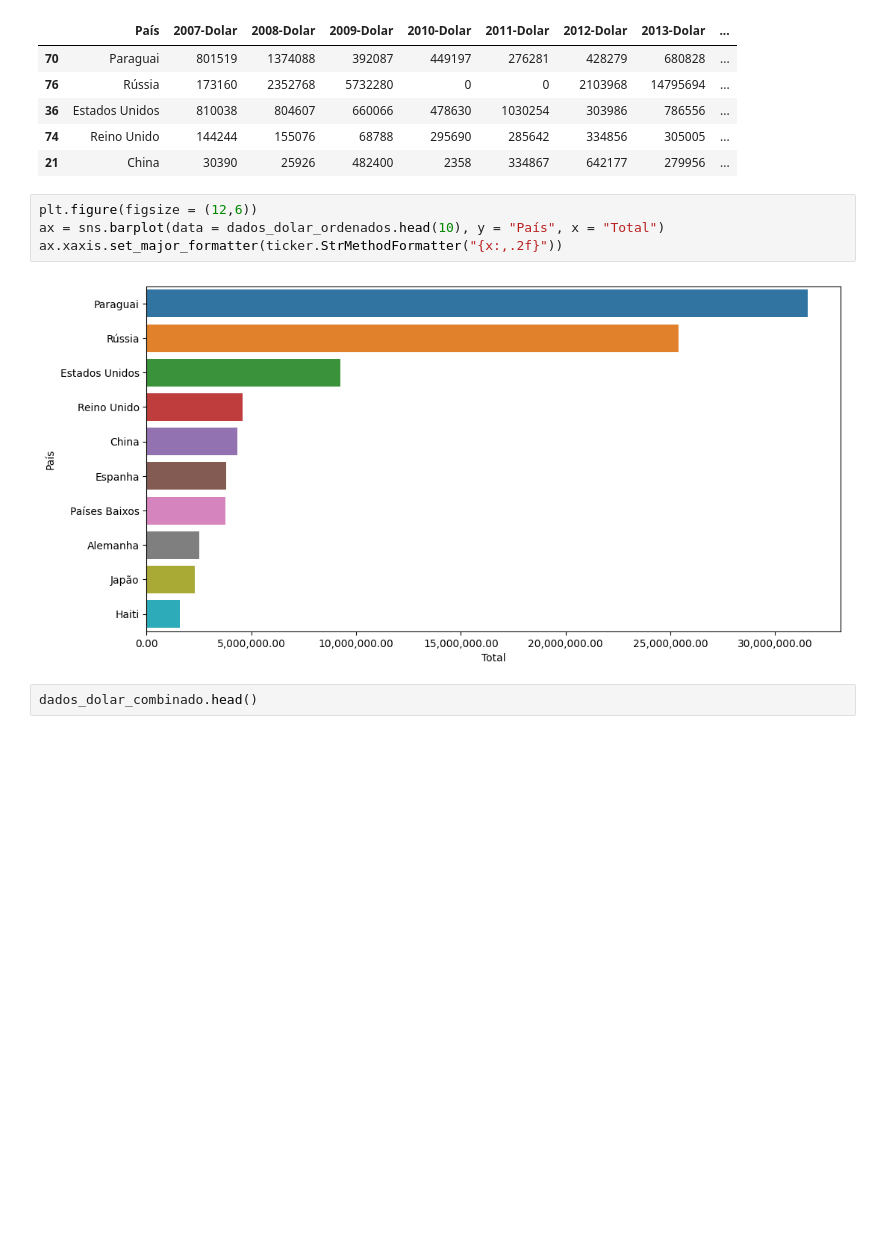
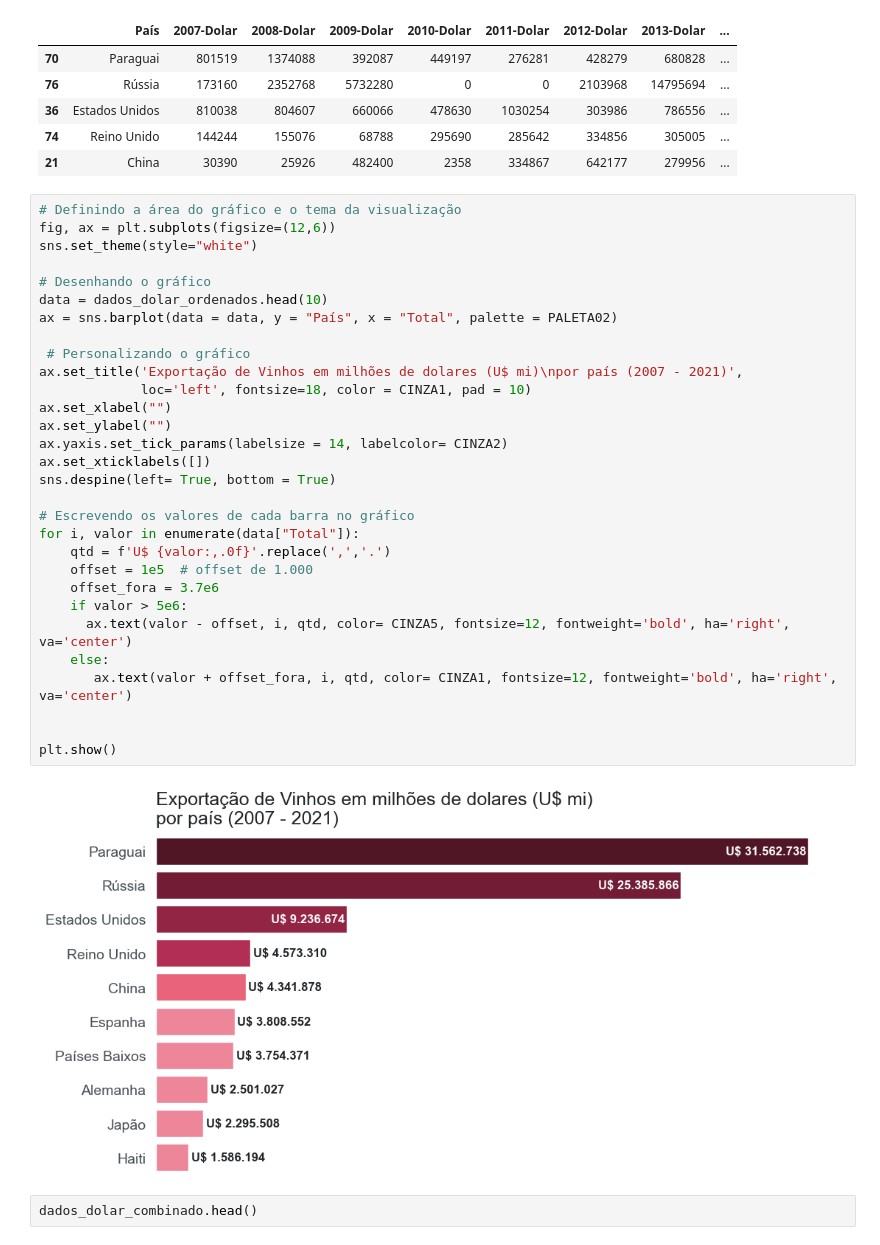
Before and after one commit to afonsosr2/techchallenge-grupo51, a Jupyter notebook: Desafio-vinhos.ipynb, the cells around one changed output. Saved outputs shown, nothing was run; the diff lists cells and outputs as text; blank space fills up the shorter version.

```diff
--- a/Desafio-vinhos.ipynb
+++ b/Desafio-vinhos.ipynb
@@ -191,12 +257,38 @@ dados_dolar_ordenados.head()
 | 36 | Estados Unidos | 810038 | 804607 | 660066 | 478630 | 1030254 | 303986 | 786556 | ... |
 | 74 | Reino Unido | 144244 | 155076 | 68788 | 295690 | 285642 | 334856 | 305005 | ... |
 | 21 | China | 30390 | 25926 | 482400 | 2358 | 334867 | 642177 | 279956 | ... |
-# %%
-plt.figure(figsize = (12,6))
-ax = sns.barplot(data = dados_dolar_ordenados.head(10), y = "País", x = "Total")
-ax.xaxis.set_major_formatter(ticker.StrMethodFormatter("{x:,.2f}"))
-# %% [output]
-[figure, removed]
+# %%
+# Definindo a área do gráfico e o tema da visualização
+fig, ax = plt.subplots(figsize=(12,6))
+sns.set_theme(style="white")
+
+# Desenhando o gráfico
+data = dados_dolar_ordenados.head(10)
+ax = sns.barplot(data = data, y = "País", x = "Total", palette = PALETA02)
+
+ # Personalizando o gráfico
+ax.set_title('Exportação de Vinhos em milhões de dolares (U$ mi)\npor país (2007 - 2021)',
+             loc='left', fontsize=18, color = CINZA1, pad = 10)
+ax.set_xlabel("")
+ax.set_ylabel("")
+ax.yaxis.set_tick_params(labelsize = 14, labelcolor= CINZA2)
+ax.set_xticklabels([])
+sns.despine(left= True, bottom = True)
+
+# Escrevendo os valores de cada barra no gráfico
+for i, valor in enumerate(data["Total"]):
+    qtd = f'U$ {valor:,.0f}'.replace(',','.')
+    offset = 1e5  # offset de 1.000
+    offset_fora = 3.7e6
+    if valor > 5e6:
+      ax.text(valor - offset, i, qtd, color= CINZA5, fontsize=12, fontweight='bold', ha='right', va='center')
+    else:
+       ax.text(valor + offset_fora, i, qtd, color= CINZA1, fontsize=12, fontweight='bold', ha='right', va='center')
+
+
+plt.show()
+# %% [output]
+[figure, added]
 # %%
 dados_dolar_combinado.head()
 # %% [output]
```
Also changed, not shown: parts of 12 cells of this notebook.
